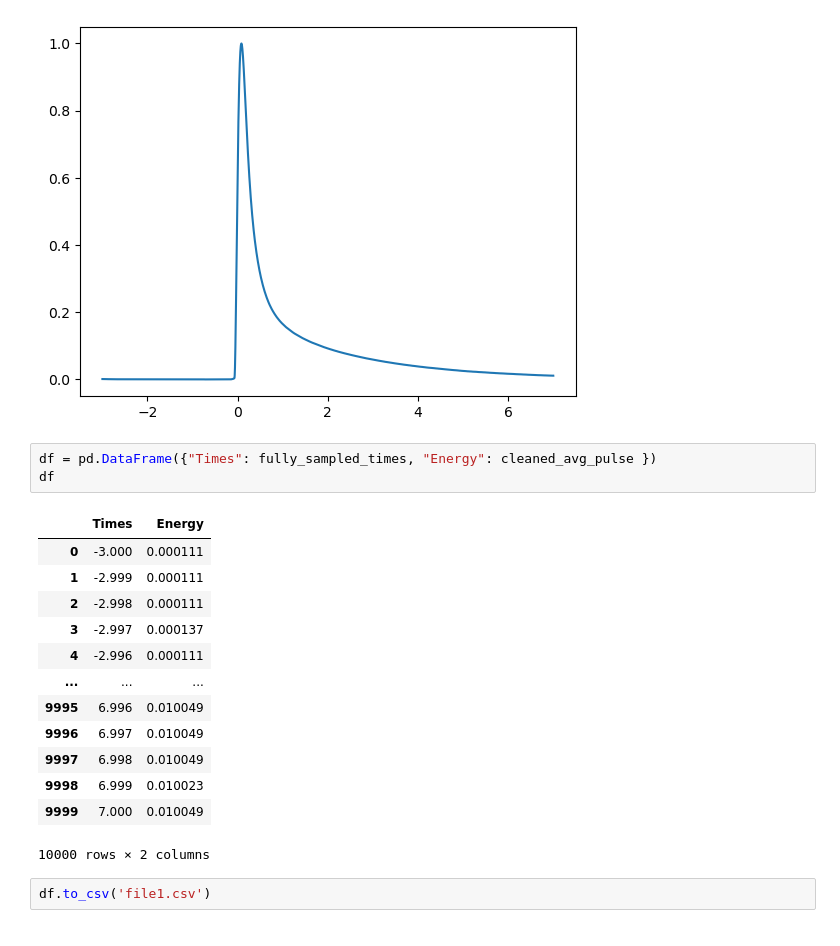
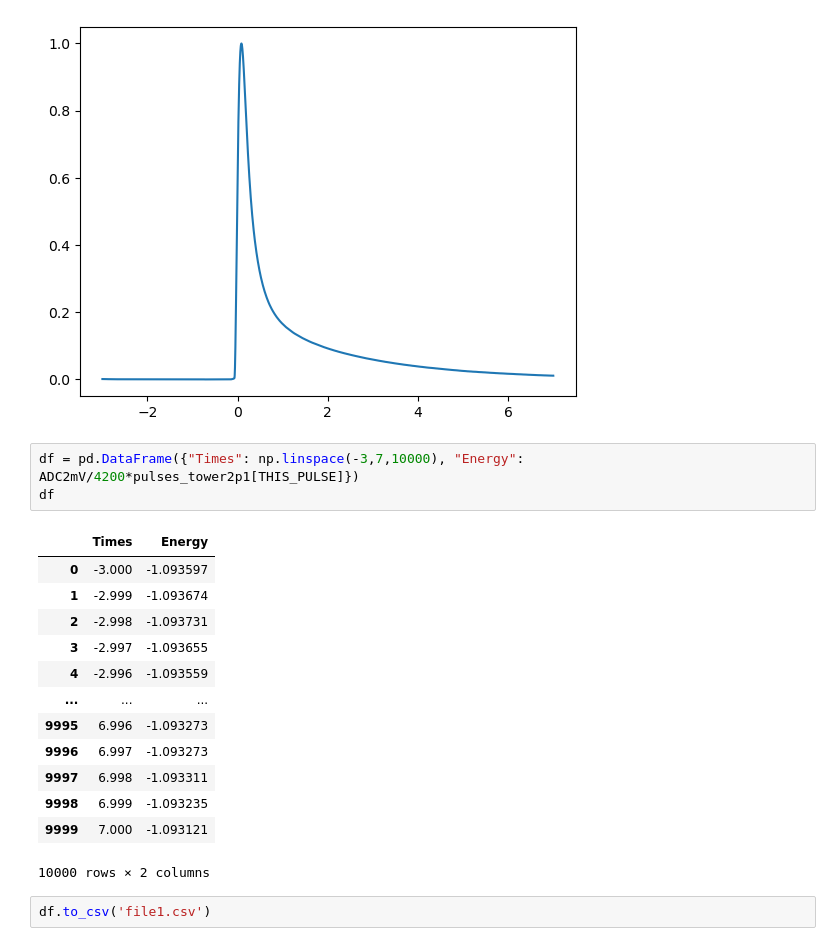
Before and after one commit to arj-shriv/CUORE, a Jupyter notebook: ReadingPulses.ipynb, the cells around one changed output. Drawn from its saved outputs; the diff is of its cells as text.

```diff
--- a/ReadingPulses.ipynb
+++ b/ReadingPulses.ipynb
@@ -110,21 +120,21 @@ plt.plot(fully_sampled_times,cleaned_avg_pulse)
 [<matplotlib.lines.Line2D at 0x...>]
 [figure]
 # %%
-df = pd.DataFrame({"Times": fully_sampled_times, "Energy": cleaned_avg_pulse })
+df = pd.DataFrame({"Times": np.linspace(-3,7,10000), "Energy": ADC2mV/4200*pulses_tower2p1[THIS_PULSE]})
 df
 # %% [output]
 |  | Times | Energy |
-| 0 | -3.000 | 0.000111 |
-| 1 | -2.999 | 0.000111 |
-| 2 | -2.998 | 0.000111 |
-| 3 | -2.997 | 0.000137 |
-| 4 | -2.996 | 0.000111 |
+| 0 | -3.000 | -1.093597 |
+| 1 | -2.999 | -1.093674 |
+| 2 | -2.998 | -1.093731 |
+| 3 | -2.997 | -1.093655 |
+| 4 | -2.996 | -1.093559 |
 | ... | ... | ... |
-| 9995 | 6.996 | 0.010049 |
-| 9996 | 6.997 | 0.010049 |
-| 9997 | 6.998 | 0.010049 |
-| 9998 | 6.999 | 0.010023 |
-| 9999 | 7.000 | 0.010049 |
+| 9995 | 6.996 | -1.093273 |
+| 9996 | 6.997 | -1.093273 |
+| 9997 | 6.998 | -1.093311 |
+| 9998 | 6.999 | -1.093235 |
+| 9999 | 7.000 | -1.093121 |
 10000 rows × 2 columns
 # %%
 df.to_csv('file1.csv')
```
Also changed, not shown: parts of 18 cells of this notebook.
